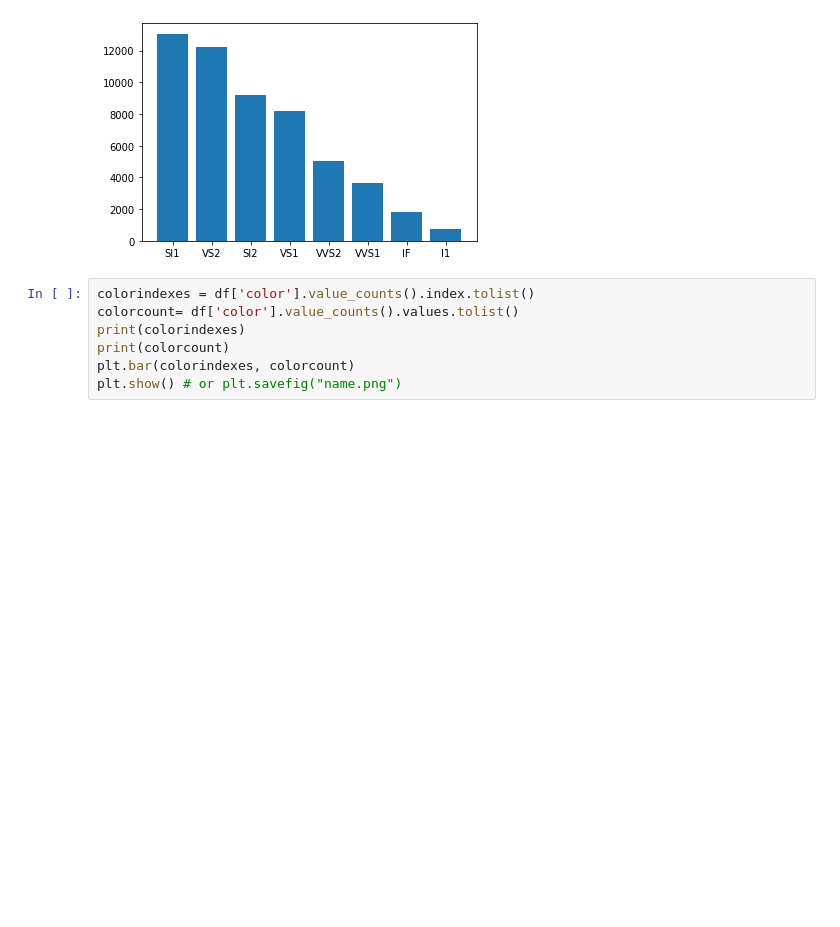
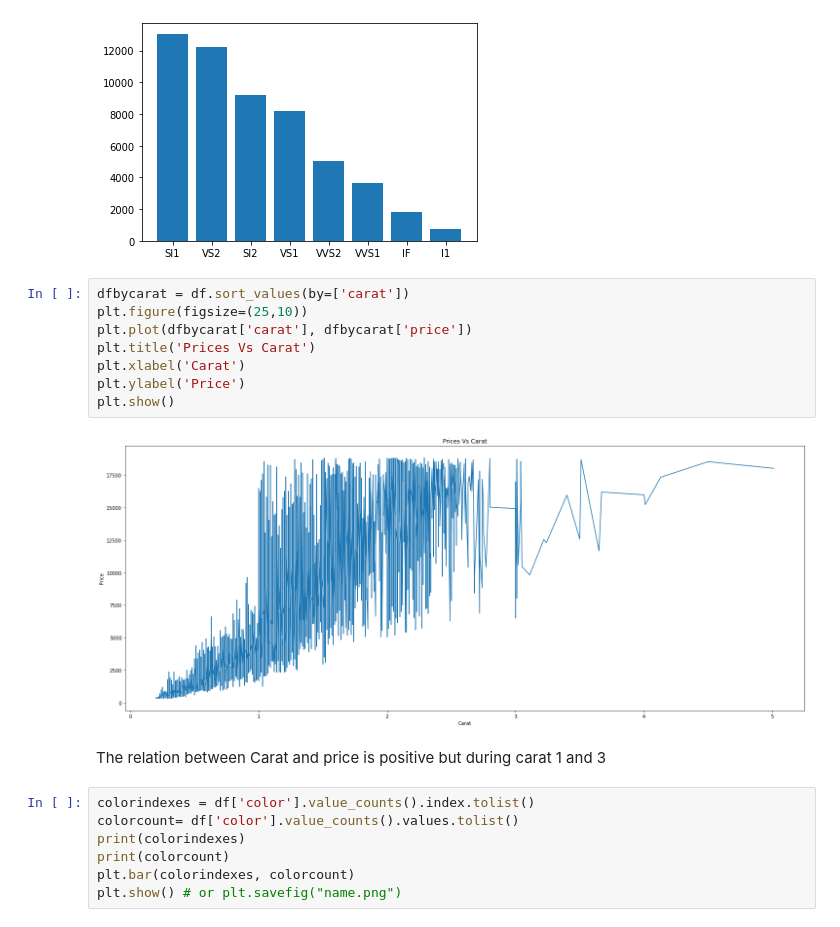
Before and after one commit to MACHAHOIA/self-project, a Jupyter notebook: data analysis/Diamonds/FirstDiamonds.ipynb, the cells around one changed output. Cells and saved outputs as stored; diff of their text form; blank space fills up the shorter version.

Commit message:
added chart

```diff
--- a/data analysis/Diamonds/FirstDiamonds.ipynb
+++ b/data analysis/Diamonds/FirstDiamonds.ipynb
@@ -82,6 +82,18 @@ plt.show() # or plt.savefig("name.png")
 ['SI1', 'VS2', 'SI2', 'VS1', 'VVS2', 'VVS1', 'IF', 'I1']
 [13065, 12258, 9194, 8171, 5066, 3655, 1790, 741]
 [figure]
+# %%
+dfbycarat = df.sort_values(by=['carat'])
+plt.figure(figsize=(25,10))
+plt.plot(dfbycarat['carat'], dfbycarat['price'])
+plt.title('Prices Vs Carat')
+plt.xlabel('Carat')
+plt.ylabel('Price')
+plt.show()
+# %% [output]
+[figure, added]
+# %% [markdown]
+The relation between Carat and price is positive but during carat 1 and 3
 # %%
 colorindexes = df['color'].value_counts().index.tolist()
 colorcount= df['color'].value_counts().values.tolist()
```
